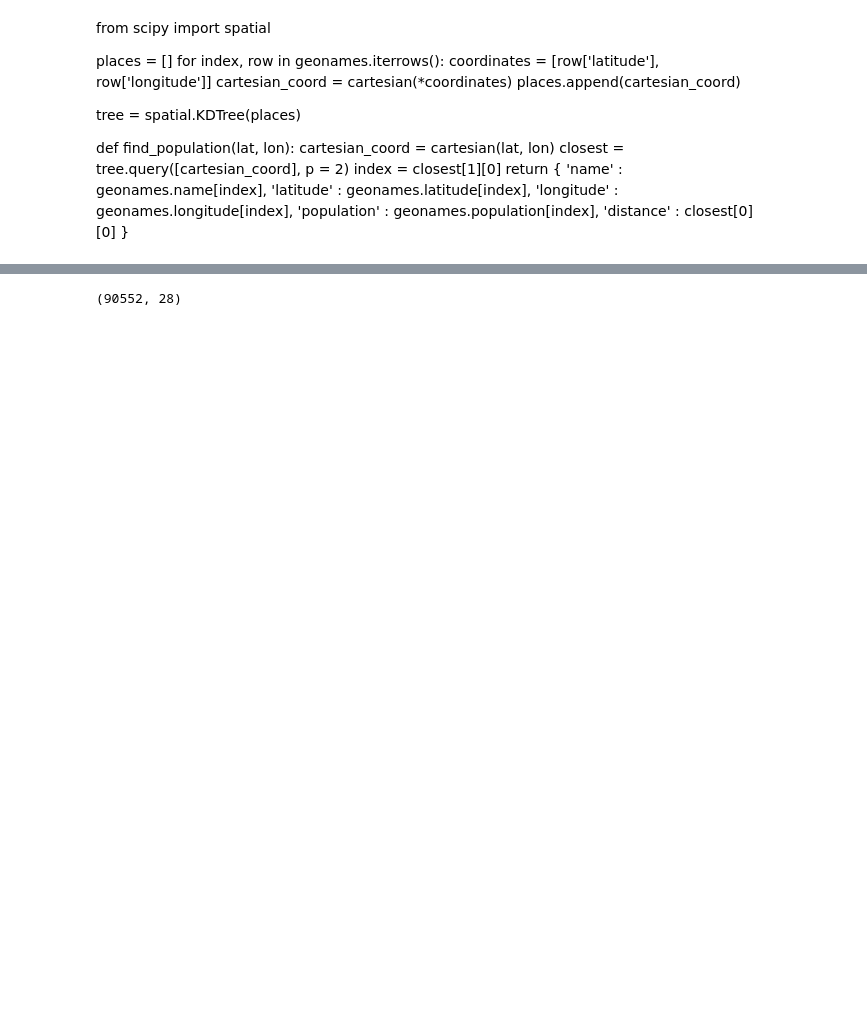
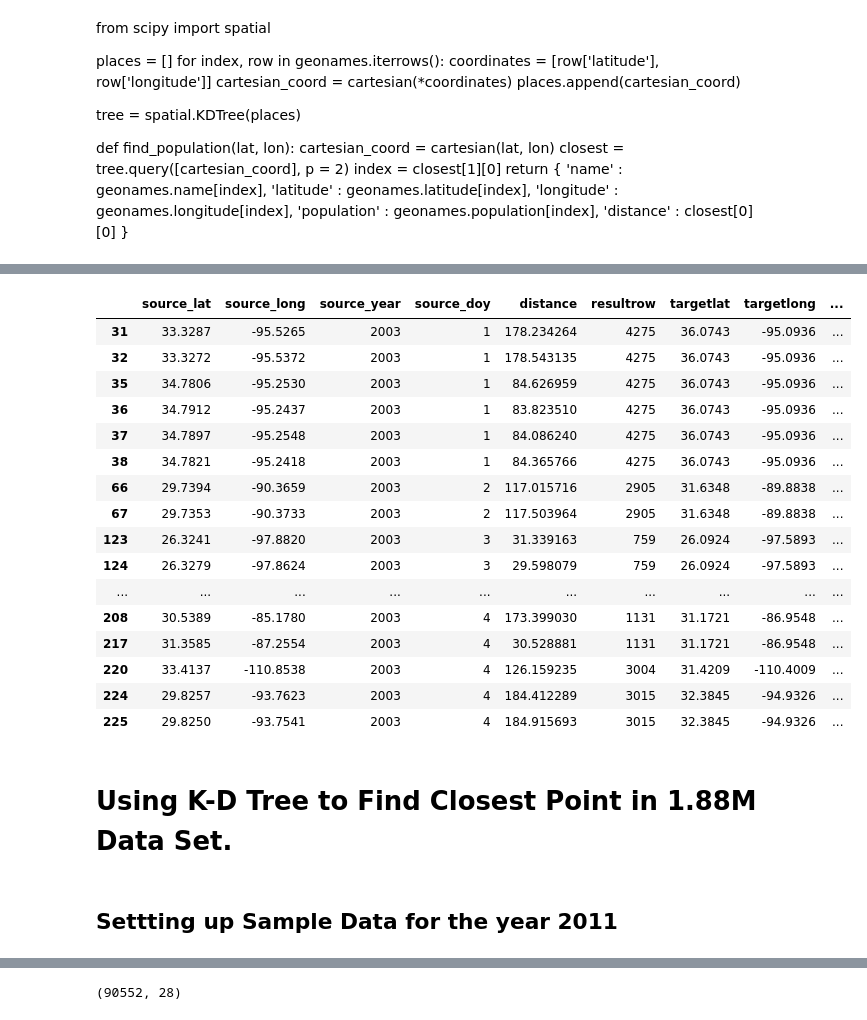
Before and after one commit to NahidGithub/Predicting-Wildfires, a Jupyter notebook: experimental code/ConnectingClusterPoints.ipynb, the cells around one changed output, grey strips where cells are left out. Saved outputs shown, nothing was run; the diff lists cells and outputs as text; code cells hidden in the pictures; blank space fills up the shorter version.

```diff
--- a/experimental code/ConnectingClusterPoints.ipynb
+++ b/experimental code/ConnectingClusterPoints.ipynb
@@ -71,0 +656,20 @@ FCECO2011.shape
+# %%
+outside_range[0:40]
+# %% [output]
+|  | source_lat | source_long | source_year | source_doy | distance | resultrow | targetlat | targetlong | ... |
+| 31 | 33.3287 | -95.5265 | 2003 | 1 | 178.234264 | 4275 | 36.0743 | -95.0936 | ... |
+| 32 | 33.3272 | -95.5372 | 2003 | 1 | 178.543135 | 4275 | 36.0743 | -95.0936 | ... |
+| 35 | 34.7806 | -95.2530 | 2003 | 1 | 84.626959 | 4275 | 36.0743 | -95.0936 | ... |
+| 36 | 34.7912 | -95.2437 | 2003 | 1 | 83.823510 | 4275 | 36.0743 | -95.0936 | ... |
+| 37 | 34.7897 | -95.2548 | 2003 | 1 | 84.086240 | 4275 | 36.0743 | -95.0936 | ... |
+| 38 | 34.7821 | -95.2418 | 2003 | 1 | 84.365766 | 4275 | 36.0743 | -95.0936 | ... |
+| 66 | 29.7394 | -90.3659 | 2003 | 2 | 117.015716 | 2905 | 31.6348 | -89.8838 | ... |
+| 67 | 29.7353 | -90.3733 | 2003 | 2 | 117.503964 | 2905 | 31.6348 | -89.8838 | ... |
+| 123 | 26.3241 | -97.8820 | 2003 | 3 | 31.339163 | 759 | 26.0924 | -97.5893 | ... |
+| 124 | 26.3279 | -97.8624 | 2003 | 3 | 29.598079 | 759 | 26.0924 | -97.5893 | ... |
+| ... | ... | ... | ... | ... | ... | ... | ... | ... | ... |
+| 208 | 30.5389 | -85.1780 | 2003 | 4 | 173.399030 | 1131 | 31.1721 | -86.9548 | ... |
+| 217 | 31.3585 | -87.2554 | 2003 | 4 | 30.528881 | 1131 | 31.1721 | -86.9548 | ... |
+| 220 | 33.4137 | -110.8538 | 2003 | 4 | 126.159235 | 3004 | 31.4209 | -110.4009 | ... |
+| 224 | 29.8257 | -93.7623 | 2003 | 4 | 184.412289 | 3015 | 32.3845 | -94.9326 | ... |
+| 225 | 29.8250 | -93.7541 | 2003 | 4 | 184.915693 | 3015 | 32.3845 | -94.9326 | ... |
@@ -71,0 +678,4 @@ FCECO2011.shape
+# %% [markdown]
+# Using K-D Tree to Find Closest Point in 1.88M Data Set.
+# %% [markdown]
+## Settting up Sample Data for the year 2011
```
Also changed, not shown: parts of 136 cells of this notebook.
